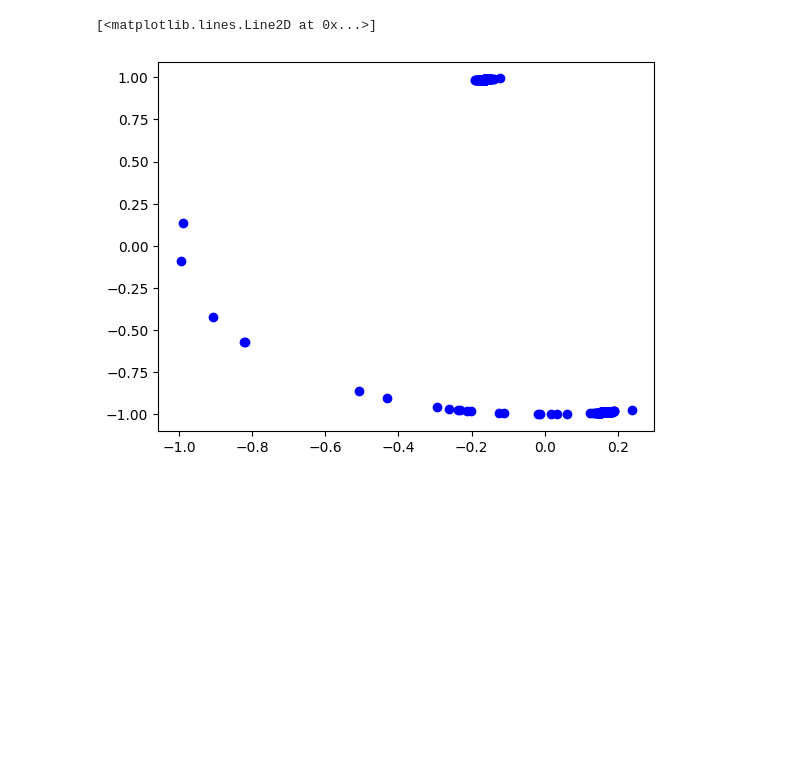
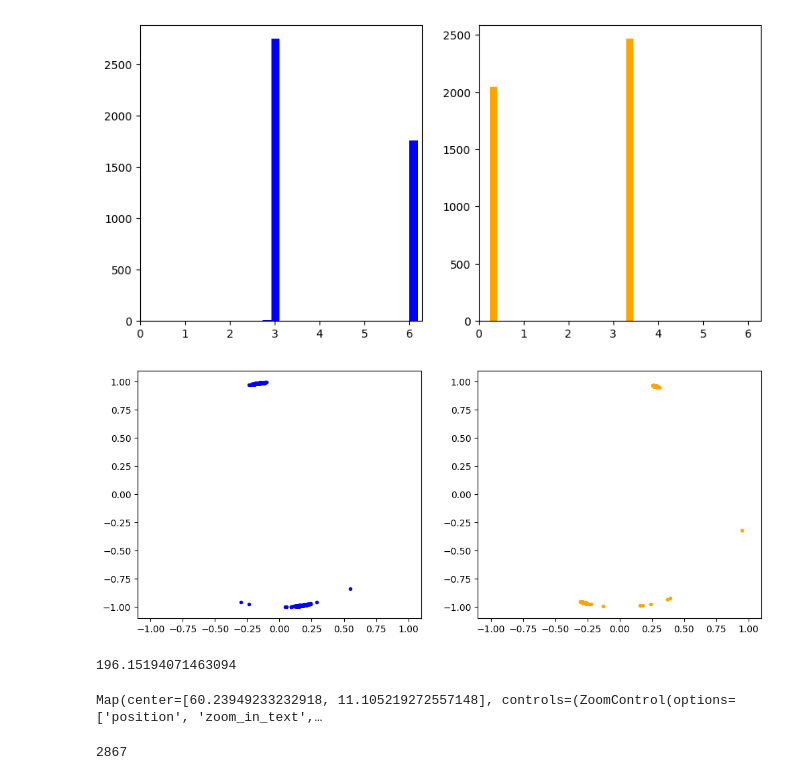
Before and after one commit to tobbensol/masters-thesis, a Jupyter notebook: cluser_by_direction.ipynb, the cells around one changed output. Saved outputs shown, nothing was run; the diff lists cells and outputs as text; code cells hidden in the pictures; blank space fills up the shorter version.

```diff
--- a/cluser_by_direction.ipynb
+++ b/cluser_by_direction.ipynb
@@ -46,13 +37,43 @@ landing_takeoff = list(get_takeoff_and_landing_directions(filtered_flights))
 # %%
-sins = []
-coss = []
-for start, end in landing_takeoff:
-    s = math.sin(end)
-    c = math.cos(end)
-    sins.append(s)
-    coss.append(c)
-
-plt.plot(sins, coss, 'bo')
+directions = list(get_takeoff_and_landing_directions(filtered_flights))
+start = [start for start, _ in directions]
+end = [end for _, end in directions]
-# %% [output]
-[<matplotlib.lines.Line2D at 0x...>]
-[figure, removed]
+# %%
+fig, ax = plt.subplots(ncols=2)
+ax[0].hist(start, bins=20, color="blue")
+ax[0].set_xlim([0, 2*np.pi])
+ax[1].hist(end, bins=20, color="orange")
+ax[1].set_xlim([0, 2*np.pi])
+fig.set_figwidth(10)
+plt.show()
+# %% [output]
+[figure, added]
+# %%
+fig, ax = plt.subplots(ncols=2)
+ax[0].plot(np.sin(start), np.cos(start), '.', color="blue")
+ax[0].set_xlim([-1.1, 1.1])
+ax[0].set_ylim([-1.1, 1.1])
+ax[1].plot(np.sin(end), np.cos(end), '.', color="orange")
+ax[1].set_xlim([-1.1, 1.1])
+ax[1].set_ylim([-1.1, 1.1])
+fig.set_figwidth(12)
+plt.show()
+# %% [output]
+[figure, added]
+# %%
+first_30_sec = filtered_flights[200].last('30 sec')
+
+direction = first_30_sec.data.get(['heading']).median().values[0]
+print(direction)
+first_30_sec.map_leaflet(zoom=13)
+# %% [output]
+196.15194071463094
+Map(center=[60.23949233232918, 11.105219272557148], controls=(ZoomControl(options=['position', 'zoom_in_text',…
+# %%
+i = 0
+for start, end in directions:
+    if np.sin(end) > 0.75:
+        print(i)
+    i += 1
+# %% [output]
+2867
```
Also changed, not shown: parts of 11 cells of this notebook, 3 other files.
